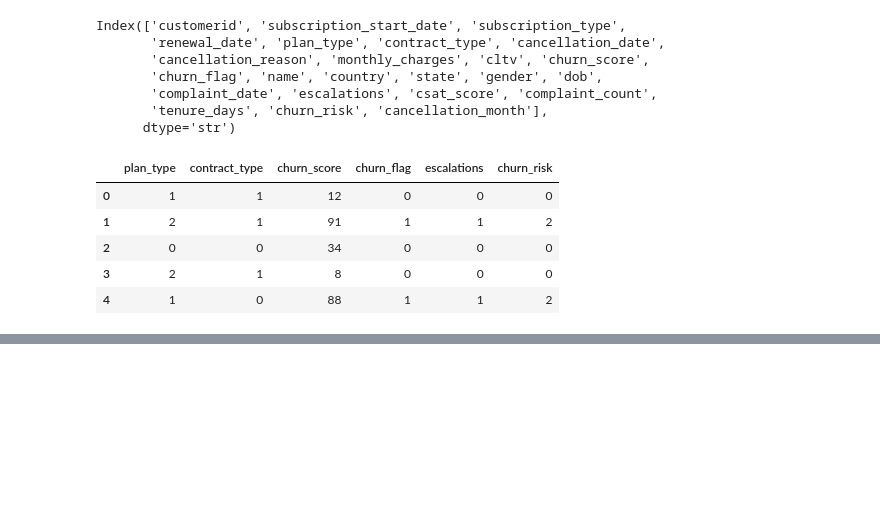
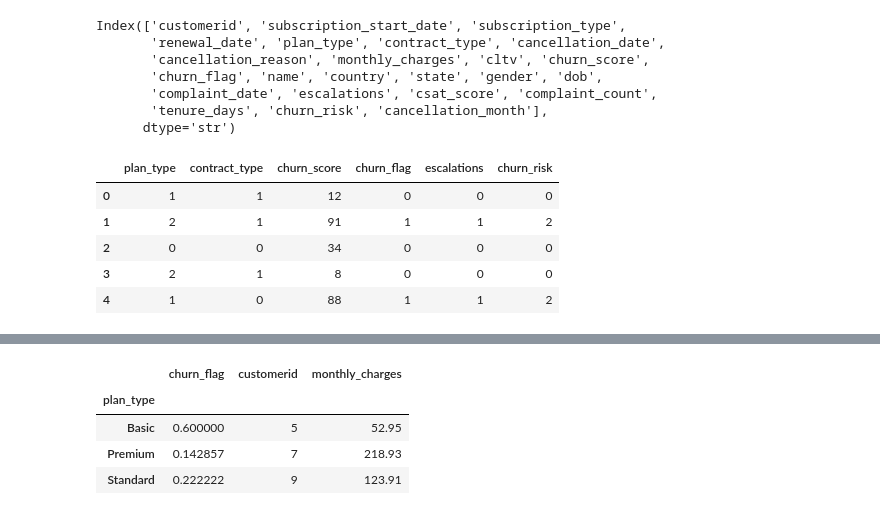
Before and after one commit to Himanshupandey2005/churn_data_analysis, a Jupyter notebook: churn-analysis.ipynb, the cells around one changed output, grey strips where cells are left out. Saved outputs shown, nothing was run; the diff lists cells and outputs as text; code cells hidden in the pictures; blank space fills up the shorter version.

```diff
--- a/churn-analysis.ipynb
+++ b/churn-analysis.ipynb
@@ -440,0 +492,17 @@ sns.heatmap(df_encoded.corr(),annot=True)
+# %%
+pd.pivot_table(
+    df_visual,
+    values=["churn_flag",'customerid','monthly_charges'],
+    index='plan_type',
+    aggfunc={
+        "churn_flag":'mean',
+        'customerid':"nunique",
+        'monthly_charges':"sum"
+    }
+)
+# %% [output]
+|  | churn_flag | customerid | monthly_charges |
+| plan_type |  |  |  |
+| Basic | 0.600000 | 5 | 52.95 |
+| Premium | 0.142857 | 7 | 218.93 |
+| Standard | 0.222222 | 9 | 123.91 |
```
Also changed, not shown: parts of 17 cells of this notebook, 9 other files.
